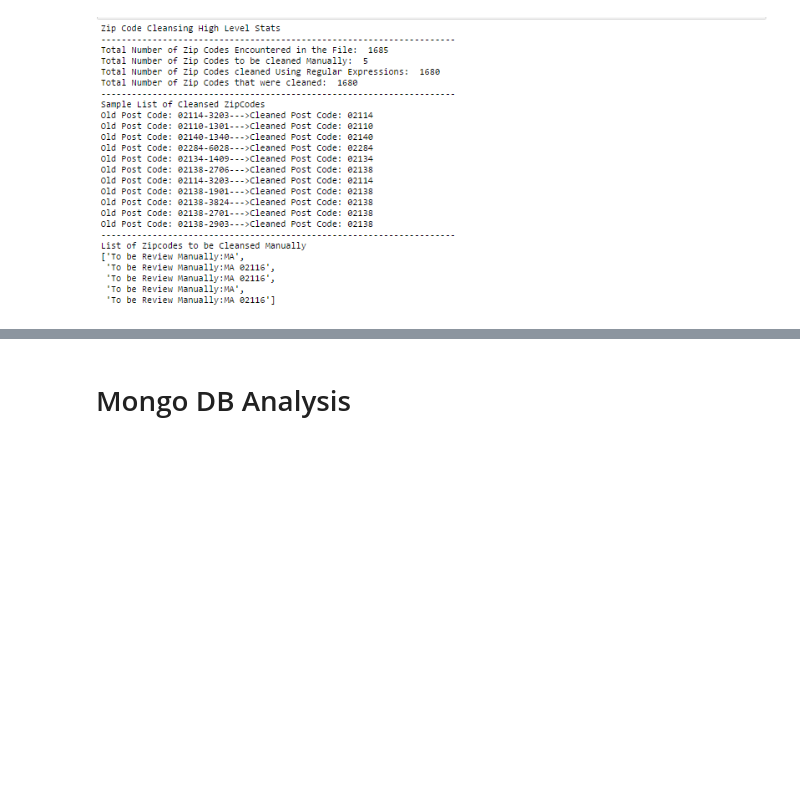
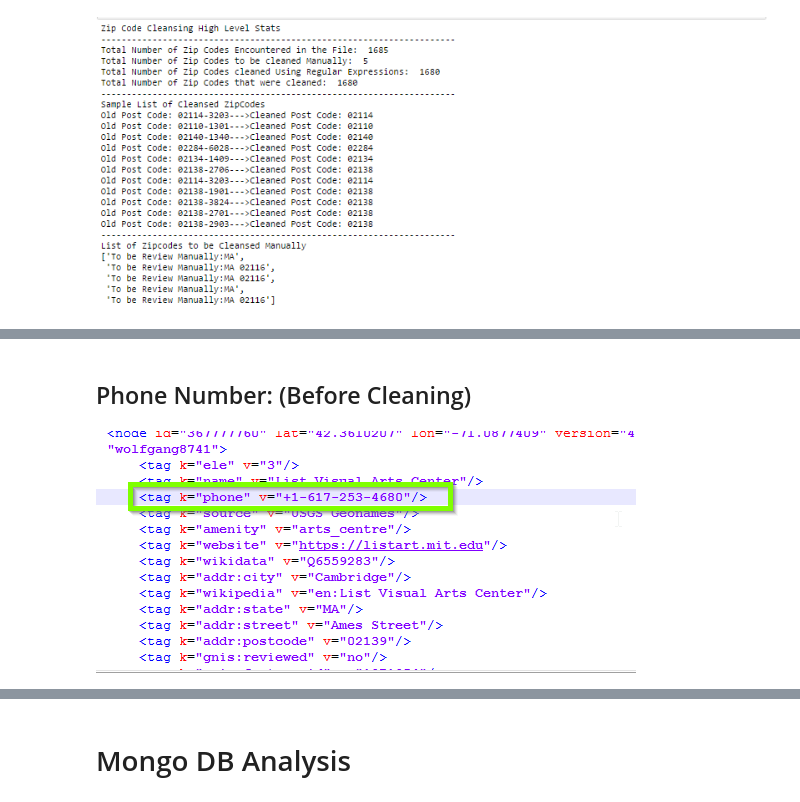
Before and after one commit to Ajinth/Python-Data-Analysis, a Jupyter notebook: Boston_OSM_Analysis_Final0305_Summary.ipynb, the cells around one changed output, grey strips where cells are left out. Cells and saved outputs as stored; diff of their text form; code cells hidden in the pictures; blank space fills up the shorter version.

```diff
--- a/Boston_OSM_Analysis_Final0305_Summary.ipynb
+++ b/Boston_OSM_Analysis_Final0305_Summary.ipynb
@@ -185,0 +205,7 @@ This step involves creation of a JSON file for importing the file to MongoDB.
+# %% [markdown]
+## Phone Number: (Before Cleaning)
+# %%
+from IPython.display import Image
+Image(filename='oldphonenumber.png')
+# %% [output]
+[figure, added]
```
Also changed, not shown: parts of 8 cells of this notebook, 3 other files.
